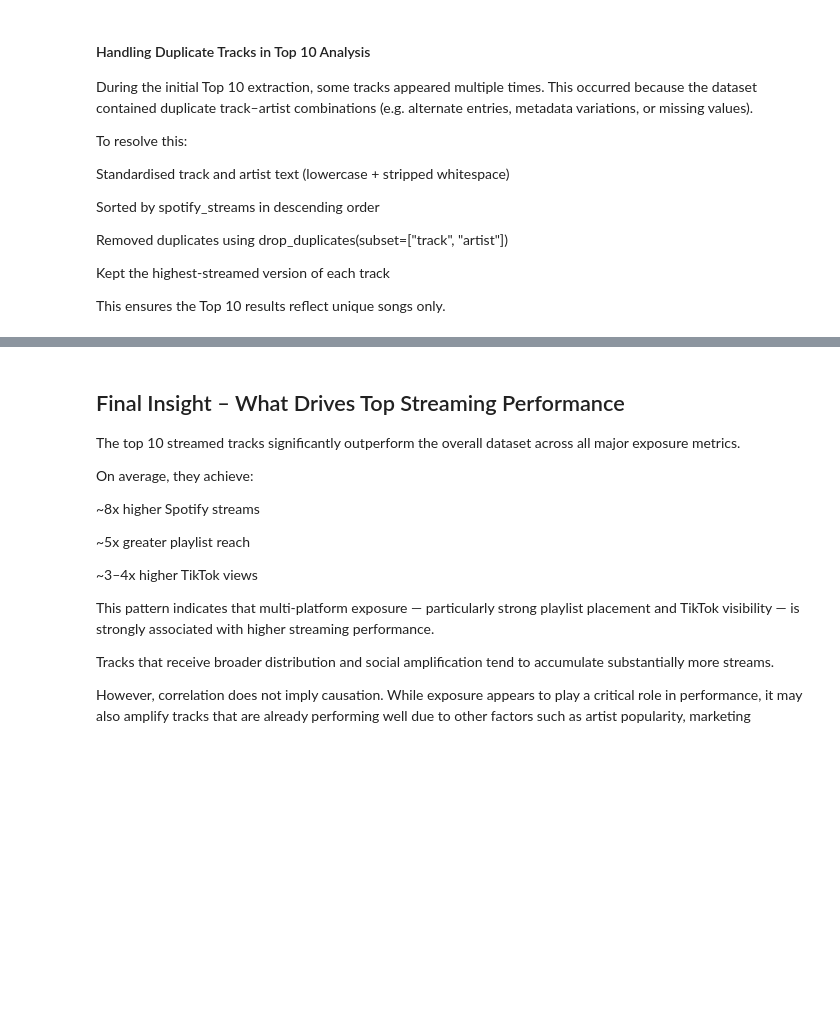
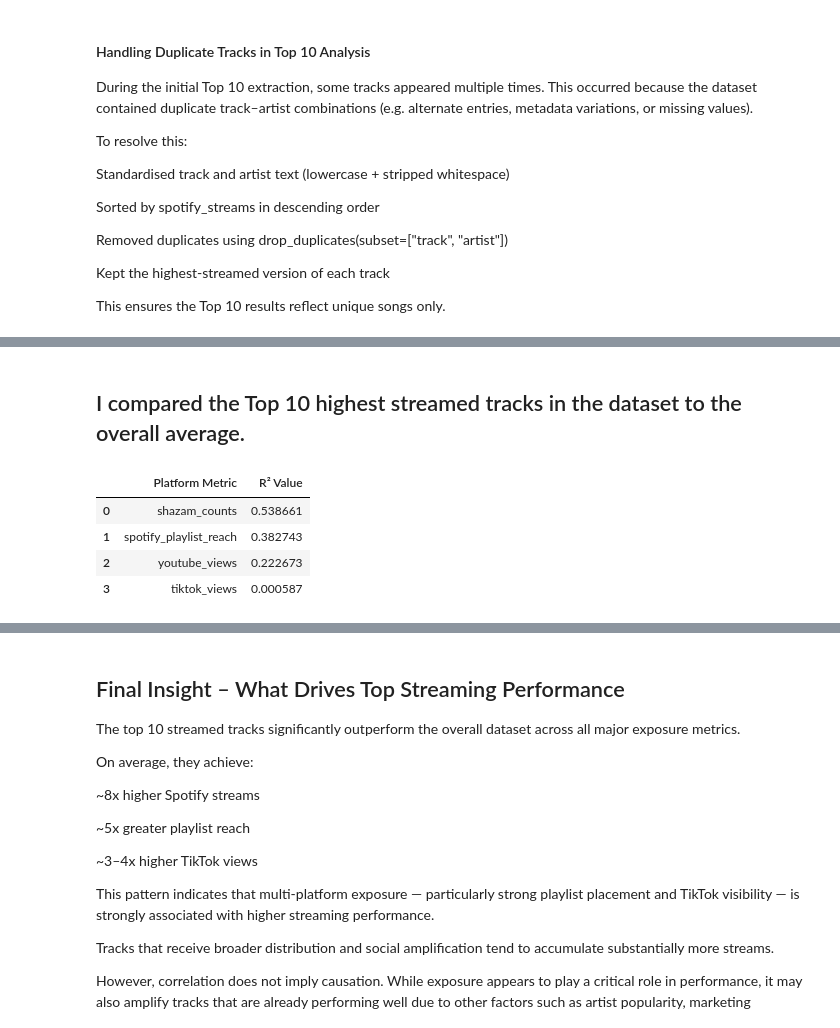
Before and after one commit to iliasprev/spotify-music-popularity-analysis, a Jupyter notebook: notebooks/02_spotify_eda.ipynb, the cells around one changed output, grey strips where cells are left out. Cells and saved outputs as stored; diff of their text form; code cells hidden in the pictures; blank space fills up the shorter version.

```diff
--- a/notebooks/02_spotify_eda.ipynb
+++ b/notebooks/02_spotify_eda.ipynb
@@ -318,0 +349,16 @@ comparison
+# %% [markdown]
+## I compared the Top 10 highest streamed tracks in the dataset to the overall average.
+# %%
+r2_df = (
+    pd.DataFrame(r2_results.items(), columns=["Platform Metric", "R² Value"])
+      .sort_values("R² Value", ascending=False)
+      .reset_index(drop=True)
+)
+
+r2_df
+# %% [output]
+|  | Platform Metric | R² Value |
+| 0 | shazam_counts | 0.538661 |
+| 1 | spotify_playlist_reach | 0.382743 |
+| 2 | youtube_views | 0.222673 |
+| 3 | tiktok_views | 0.000587 |
```
Also changed, not shown: parts of 10 cells of this notebook, 2 other files.
